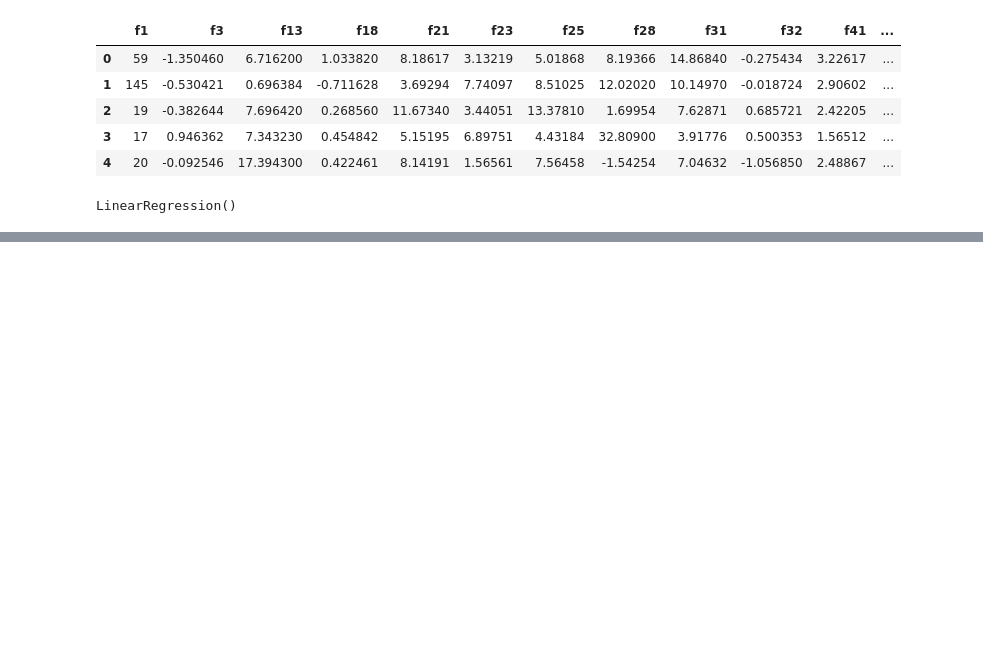
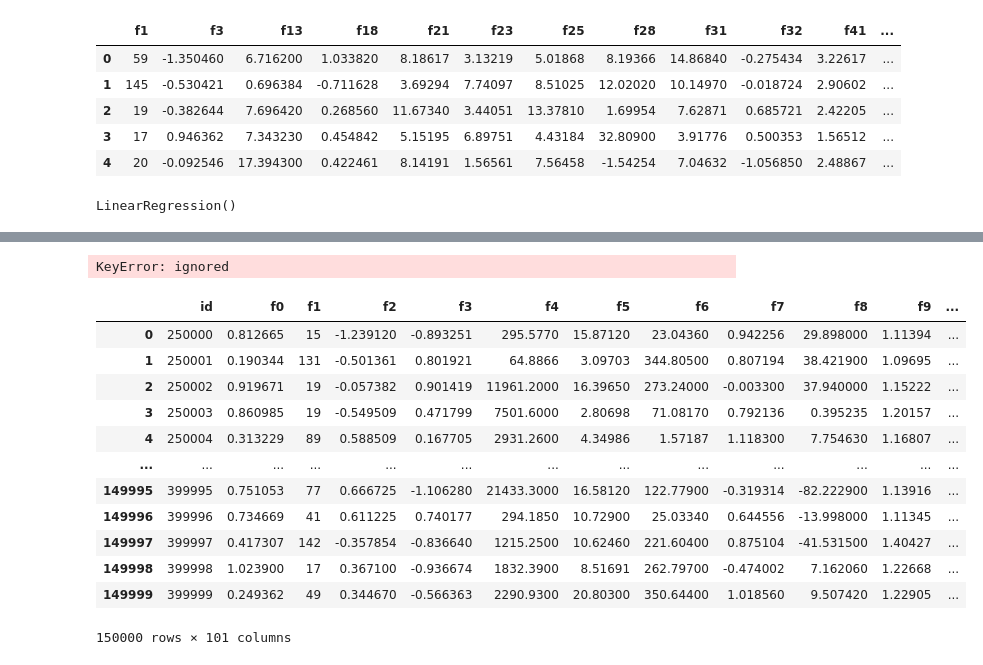
Before and after one commit to venkat2ram/AI_Playground, a Jupyter notebook: Tabular_Playground_Series_Aug_2021.ipynb, the cells around one changed output, grey strips where cells are left out. Cells and saved outputs as stored; diff of their text form; code cells hidden in the pictures; blank space fills up the shorter version.

```diff
--- a/Tabular_Playground_Series_Aug_2021.ipynb
+++ b/Tabular_Playground_Series_Aug_2021.ipynb
@@ -154,0 +165,2 @@ log_model.score(X_test,y_test)
+# %%
+test_final=pd.read_csv(r'C:\AI Practice\Tabular Playground Series - Aug 2021\test.csv')
@@ -154,0 +173,20 @@ log_model.score(X_test,y_test)
+# %%
+test_pred=test_pred[['Id','0']]
+# %% [output]
+KeyError: ignored
+# %%
+test_final
+# %% [output]
+|  | id | f0 | f1 | f2 | f3 | f4 | f5 | f6 | f7 | f8 | f9 | ... |
+| 0 | 250000 | 0.812665 | 15 | -1.239120 | -0.893251 | 295.5770 | 15.87120 | 23.04360 | 0.942256 | 29.898000 | 1.11394 | ... |
+| 1 | 250001 | 0.190344 | 131 | -0.501361 | 0.801921 | 64.8866 | 3.09703 | 344.80500 | 0.807194 | 38.421900 | 1.09695 | ... |
+| 2 | 250002 | 0.919671 | 19 | -0.057382 | 0.901419 | 11961.2000 | 16.39650 | 273.24000 | -0.003300 | 37.940000 | 1.15222 | ... |
+| 3 | 250003 | 0.860985 | 19 | -0.549509 | 0.471799 | 7501.6000 | 2.80698 | 71.08170 | 0.792136 | 0.395235 | 1.20157 | ... |
+| 4 | 250004 | 0.313229 | 89 | 0.588509 | 0.167705 | 2931.2600 | 4.34986 | 1.57187 | 1.118300 | 7.754630 | 1.16807 | ... |
+| ... | ... | ... | ... | ... | ... | ... | ... | ... | ... | ... | ... | ... |
+| 149995 | 399995 | 0.751053 | 77 | 0.666725 | -1.106280 | 21433.3000 | 16.58120 | 122.77900 | -0.319314 | -82.222900 | 1.13916 | ... |
+| 149996 | 399996 | 0.734669 | 41 | 0.611225 | 0.740177 | 294.1850 | 10.72900 | 25.03340 | 0.644556 | -13.998000 | 1.11345 | ... |
+| 149997 | 399997 | 0.417307 | 142 | -0.357854 | -0.836640 | 1215.2500 | 10.62460 | 221.60400 | 0.875104 | -41.531500 | 1.40427 | ... |
+| 149998 | 399998 | 1.023900 | 17 | 0.367100 | -0.936674 | 1832.3900 | 8.51691 | 262.79700 | -0.474002 | 7.162060 | 1.22668 | ... |
+| 149999 | 399999 | 0.249362 | 49 | 0.344670 | -0.566363 | 2290.9300 | 20.80300 | 350.64400 | 1.018560 | 9.507420 | 1.22905 | ... |
+150000 rows × 101 columns
```
Also changed, not shown: parts of 10 cells of this notebook.
